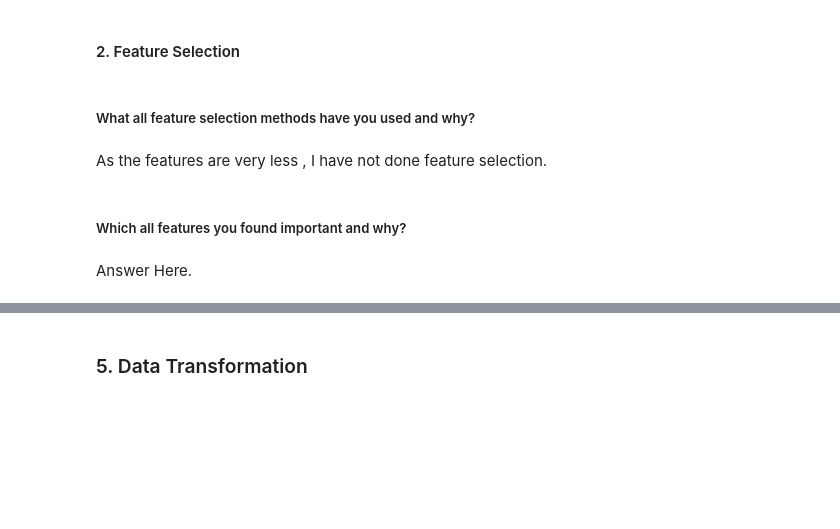
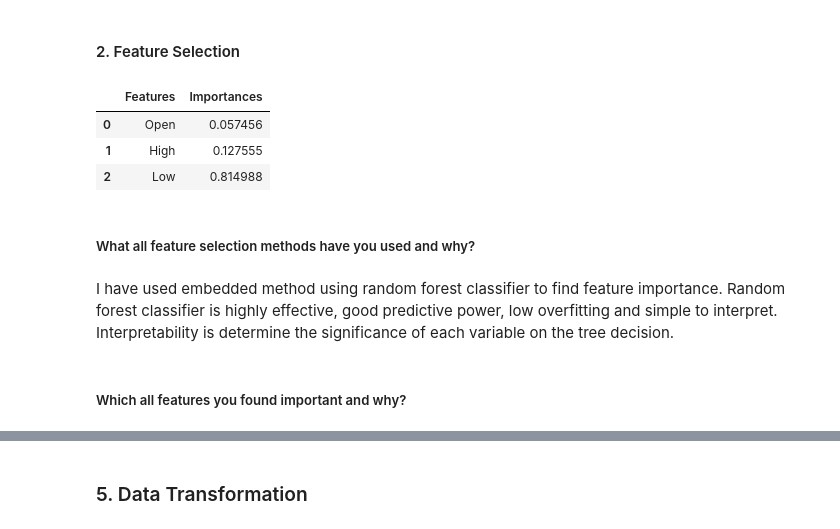
Before and after one commit to priyarane879/Yes_Bank_Stock_Prediction, a Jupyter notebook: Priya_Naik_Yes_bank_stock_prediction.ipynb, the cells around one changed output, grey strips where cells are left out. Drawn from its saved outputs; the diff is of its cells as text; code cells hidden in the pictures; blank space fills up the shorter version.

```diff
--- a/Priya_Naik_Yes_bank_stock_prediction.ipynb
+++ b/Priya_Naik_Yes_bank_stock_prediction.ipynb
@@ -911,8 +915,33 @@ calculate_vif(df_numeric)
+# %%
+# Select your features wisely to avoid overfitting
+# function to find importance of feature in prediction
+def randomforest_embedded(x,y):
+  # Create the random forest eith hyperparameters
+  rf=  RandomForestRegressor()
+  # Fit the mmodel
+  rf.fit(x,y)
+  # get the importance of thr resulting features
+  importances= rf.feature_importances_
+  # Create a data frame for visualization
+  df= pd.DataFrame({"Features": pd.DataFrame(x).columns, "Importances": importances})
+  df.set_index('Importances')
+  # Sort in ascending order to better visualization
+  df= df.sort_values('Importances')
+
+  return df
+# %%
+f_imp=randomforest_embedded(x=df_numeric.drop(['Close'],axis=1),y=df_numeric['Close']) # finding feature importance using random forest regressor
+# %%
+#printing importance of each feature .
+f_imp
+# %% [output]
+|  | Features | Importances |
+| 0 | Open | 0.057456 |
+| 1 | High | 0.127555 |
+| 2 | Low | 0.814988 |
 # %% [markdown]
 ##### What all feature selection methods have you used  and why?
-# %% [markdown]
-As the features are very less , I have not done feature selection.
+# %% [markdown]
+I have used embedded method using random forest classifier to find feature importance. Random forest classifier is highly effective, good predictive power, low overfitting and simple to interpret. Interpretability is determine the significance of each variable on the tree decision.
 # %% [markdown]
 ##### Which all features you found important and why?
-# %% [markdown]
-Answer Here.
```
Also changed, not shown: parts of 62 cells of this notebook.
